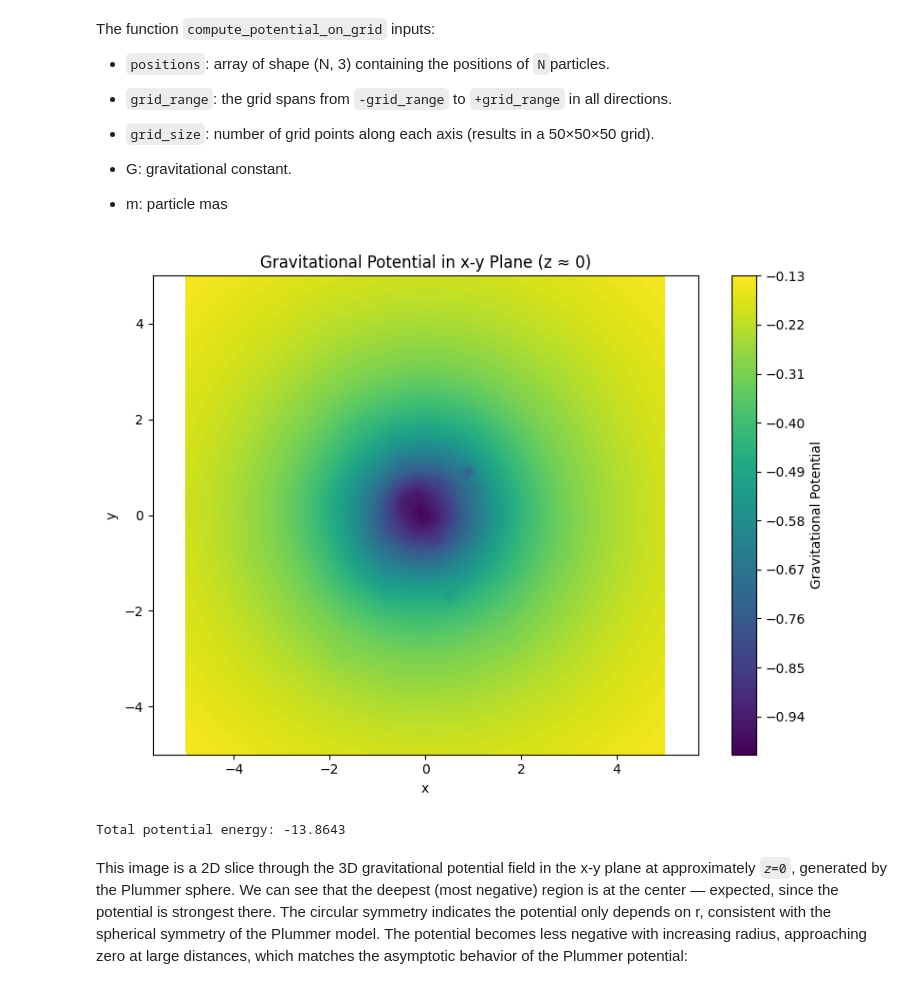
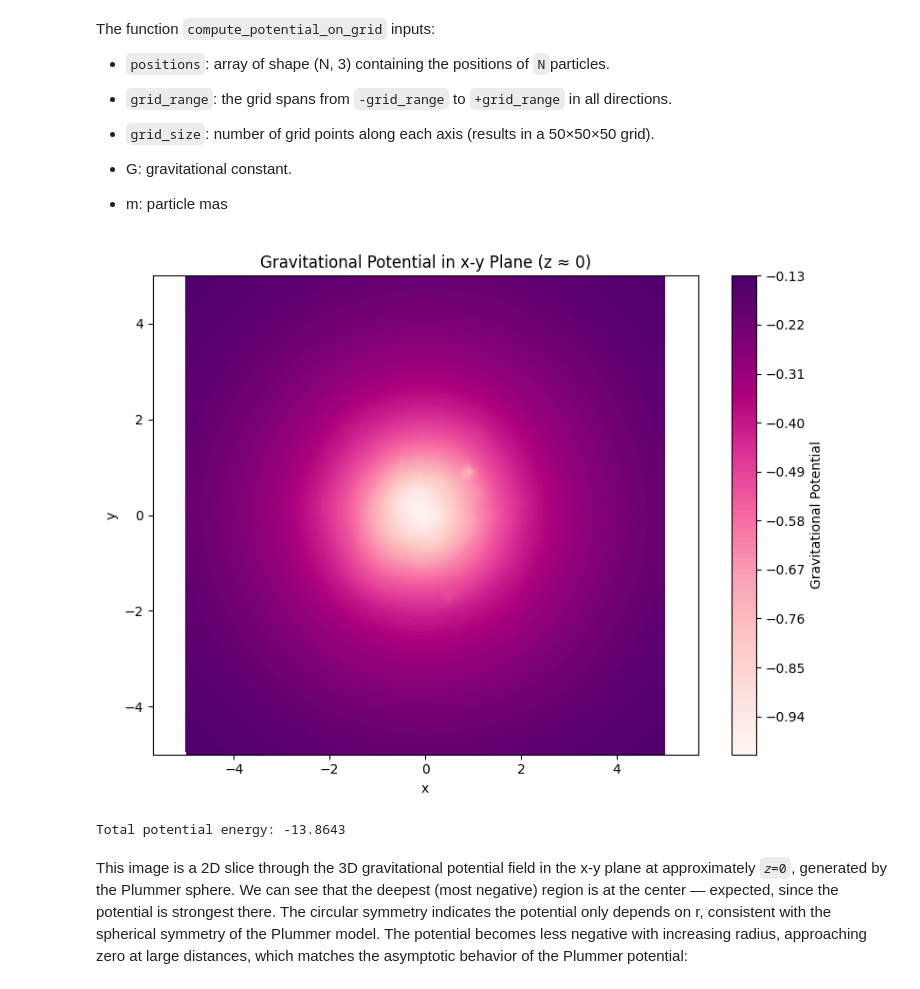
Before and after one commit to ShannonS00/Computational-Astrophysics, a Jupyter notebook: Worksheet_7/Worksheet_7_G22.ipynb, the cells around one changed output. Cells and saved outputs as stored; diff of their text form; code cells hidden in the pictures.

```diff
--- a/Worksheet_7/Worksheet_7_G22.ipynb
+++ b/Worksheet_7/Worksheet_7_G22.ipynb
@@ -266,20 +266,20 @@ The function `compute_potential_on_grid` inputs:
 # %%
 
 plt.figure(figsize=(8, 6))
-plt.contourf(Xg[:, :, 0], Yg[:, :, 0], central_slice, levels=100, cmap='viridis')
+plt.contourf(Xg[:, :, 0], Yg[:, :, 0], central_slice, levels=100, cmap='RdPu')
 plt.colorbar(label='Gravitational Potential')
 plt.title('Gravitational Potential in x-y Plane (z ≈ 0)')
 plt.xlabel('x')
 plt.ylabel('y')
 plt.axis('equal')
 plt.tight_layout()
 plt.show()
 
 # Calculate the total potential energy of the system
 U_total = 0.5 * np.sum(m * phi_grid_3d)
 print(f"Total potential energy: {U_total:.4f}")
 # %% [output]
-[figure, old version]
+[figure, new version]
 Total potential energy: -13.8643
 # %% [markdown]
 This image is a 2D slice through the 3D gravitational potential field in the x-y plane at approximately `𝑧=0`, generated by the Plummer sphere.
```
Also changed, not shown: parts of 8 cells of this notebook, 2 other files.
